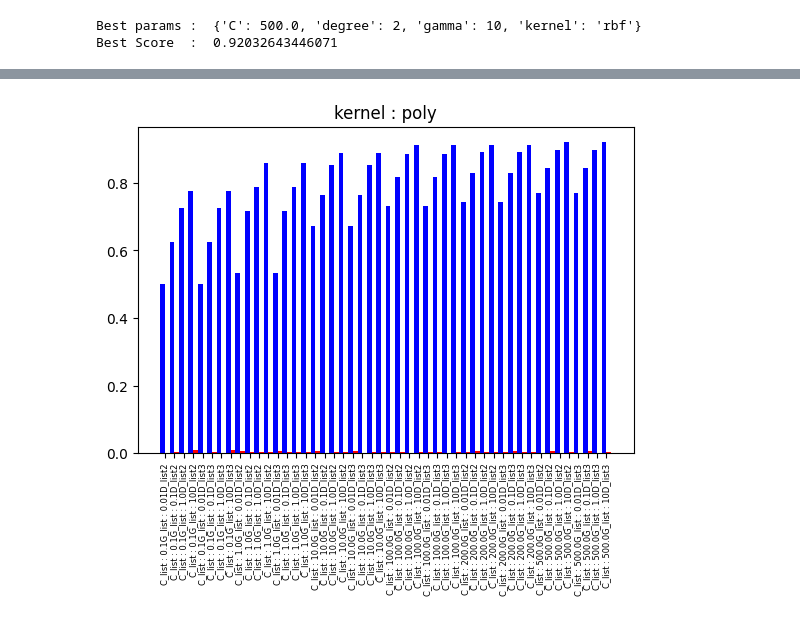
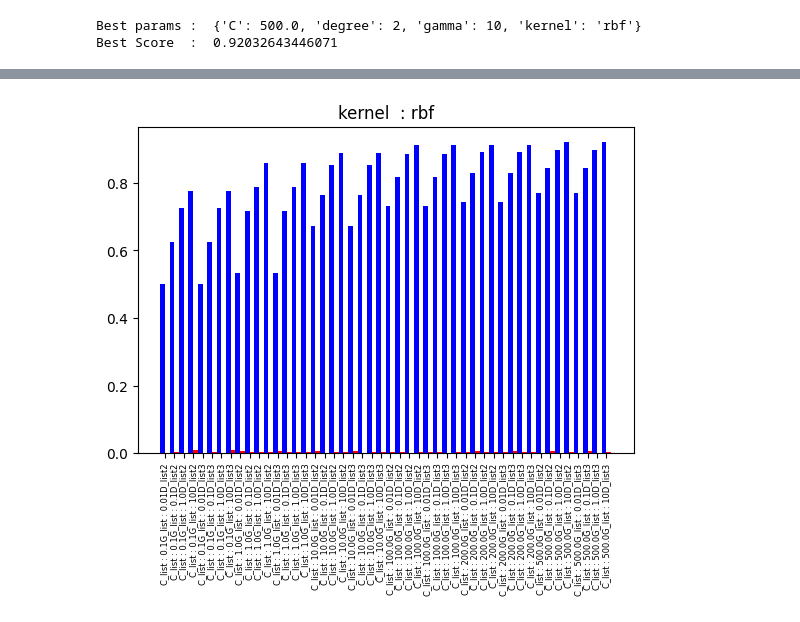
Before and after one commit to Dusadee-Songasornchart/machine_learning, a Jupyter notebook: lab_8/lab_8.ipynb, the cells around one changed output, grey strips where cells are left out. Cells and saved outputs as stored; diff of their text form; code cells hidden in the pictures.

```diff
--- a/lab_8/lab_8.ipynb
+++ b/lab_8/lab_8.ipynb
@@ -233,9 +234,12 @@ HeartR_new2
 | 0 days 04:42:55 | 76.0 |
 16968 rows × 1 columns
 # %%
+#Resampling every 1s with median with ffill
 df_heartrate = HeartR_new.groupby('timedelta')['heartrate'].mean()
-#Resampling every 1s with median with ffill
-HeartR_new_2 = pd.concat([df_heartrate], axis=1).reset_index()
+
+resample_rule = '1s'
+HeartR_new2 = HeartR_new.set_index('timedelta').resample(resample_rule,).median().ffill()
+HeartR_new_2 = pd.concat([HeartR_new2], axis=1).reset_index()
 HeartR_new_2['timedelta'] = HeartR_new_2['timedelta']-HeartR_new_2['timedelta'].min()
 HeartR_new_2
 # %% [output]
@@ -273,7 +277,9 @@ SleepL_new2
 16921 rows × 1 columns
 # %%
 df_SleepL = SleepL_new.groupby('timedelta')['sleep'].mean()
-SleepL_new_2 = pd.concat([df_SleepL], axis=1).reset_index()
+resample_rule = '1s'
+SleepL_new2 = SleepL_new.set_index('timedelta').resample(resample_rule,).median().ffill()
+SleepL_new_2 = pd.concat([SleepL_new2], axis=1).reset_index()
 SleepL_new_2['timedelta'] = SleepL_new_2['timedelta']-SleepL_new_2['timedelta'].min()
 SleepL_new_2
 # %% [output]
@@ -565,12 +569,12 @@ for mean,stdev,params in zip(mean,std,param):
 # %%
 x = np.arange(len(bar_mean))
 w = 0.5
 fig,ax = plt.subplots()
-fig = plt.title('kernel : poly')
+fig = plt.title('kernel  : rbf')
 rect1 = plt.bar(x-w/2,bar_mean,w,color = 'blue')
 rect2 = plt.bar(x+w/2,bar_std,w,color = 'red')
 ax.set_xticks(x,labels = bar_params,fontsize = 6,rotation = 90)
 plt.subplots_adjust(bottom=0.20)
 plt.show()
 # %% [output]
-[figure, old version]
+[figure, new version]
```
Also changed, not shown: parts of 4 cells of this notebook, 7 other files.
